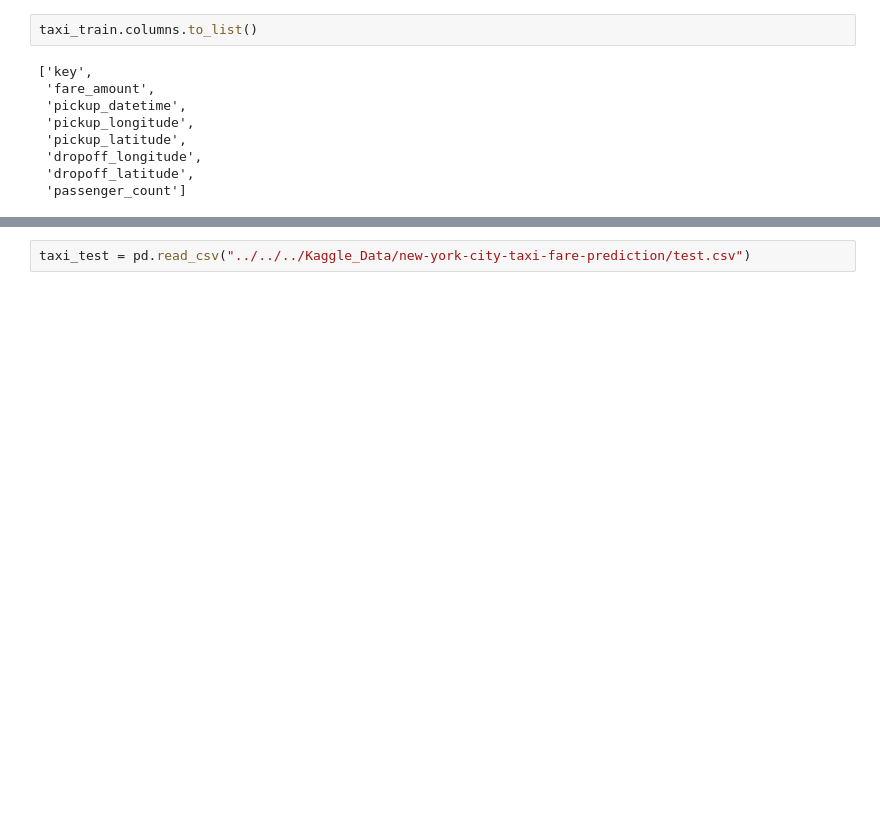
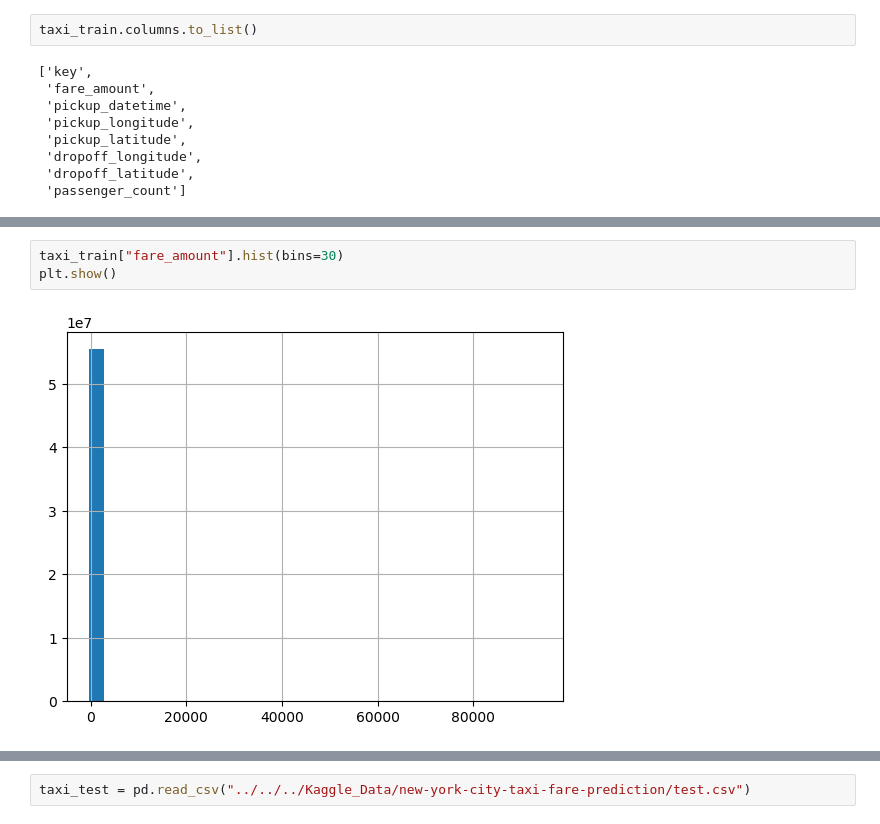
Before and after one commit to etherion-1337/Kaggle, a Jupyter notebook: DataCamp_Intro/kaggle_intro.ipynb, the cells around one changed output, grey strips where cells are left out. Cells and saved outputs as stored; diff of their text form; blank space fills up the shorter version.

```diff
--- a/DataCamp_Intro/kaggle_intro.ipynb
+++ b/DataCamp_Intro/kaggle_intro.ipynb
@@ -38,0 +55,5 @@ taxi_train.columns.to_list()
+# %%
+taxi_train["fare_amount"].hist(bins=30)
+plt.show()
+# %% [output]
+[figure, added]
```
Also changed, not shown: parts of 7 cells of this notebook.
